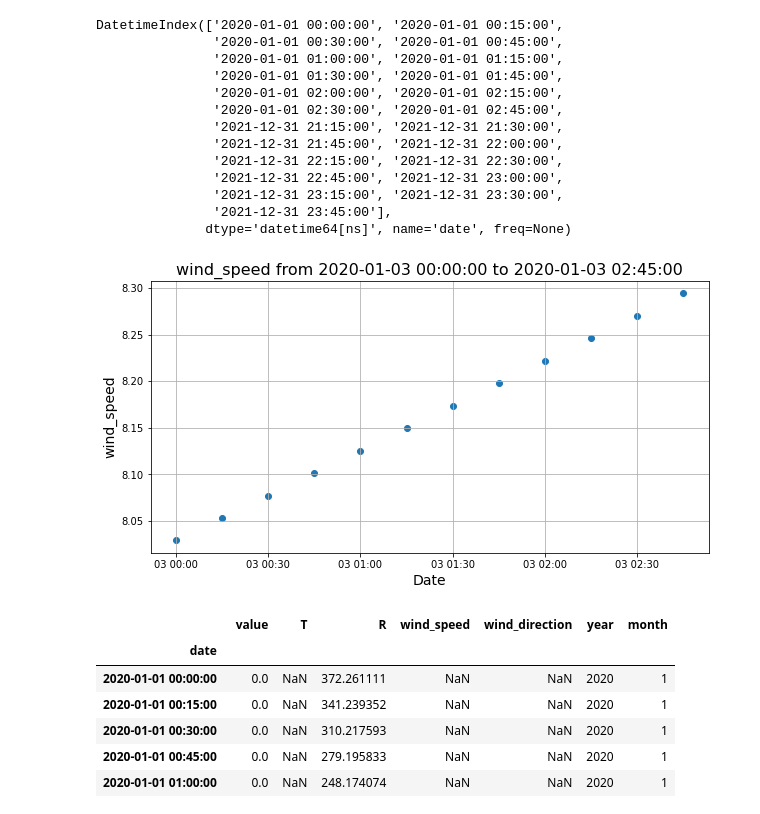
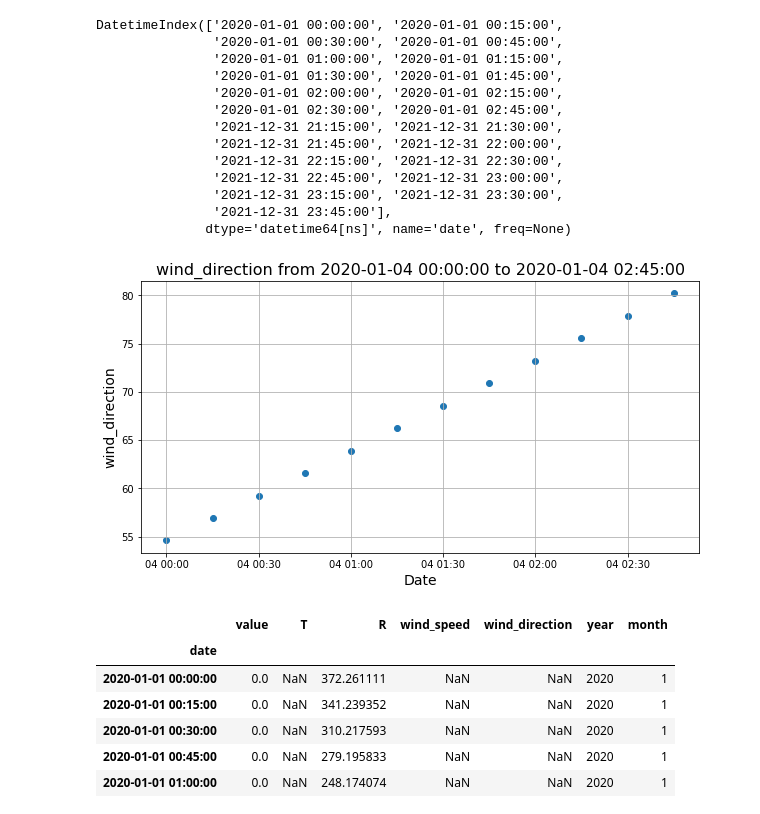
Before and after one commit to jamilsonjr/AI-to-forecast-constraints-in-the-energy-systems, a Jupyter notebook: jupyter_notebooks/cleaning_profile_data.ipynb, the cells around one changed output. Saved outputs shown, nothing was run; the diff lists cells and outputs as text; code cells hidden in the pictures.

```diff
--- a/jupyter_notebooks/cleaning_profile_data.ipynb
+++ b/jupyter_notebooks/cleaning_profile_data.ipynb
@@ -766,9 +770,9 @@ DatetimeIndex(['2020-01-01 00:00:00', '2020-01-01 00:15:00',
                '2021-12-31 23:45:00'],
               dtype='datetime64[ns]', name='date', freq=None)
 # %%
-plot_data_from_time_limits(target_wind_data, 'wind_speed', ['2020-01-03 00:00:00',  '2020-01-03 02:45:00'])
+plot_data_from_time_limits(target_wind_data, 'wind_direction', ['2020-01-04 00:00:00',  '2020-01-04 02:45:00'])
 # %% [output]
-[figure, old version]
+[figure, new version]
 # %%
 target_wind_data
 # %% [output]
```
Also changed, not shown: parts of 10 cells of this notebook, 7 other files.
